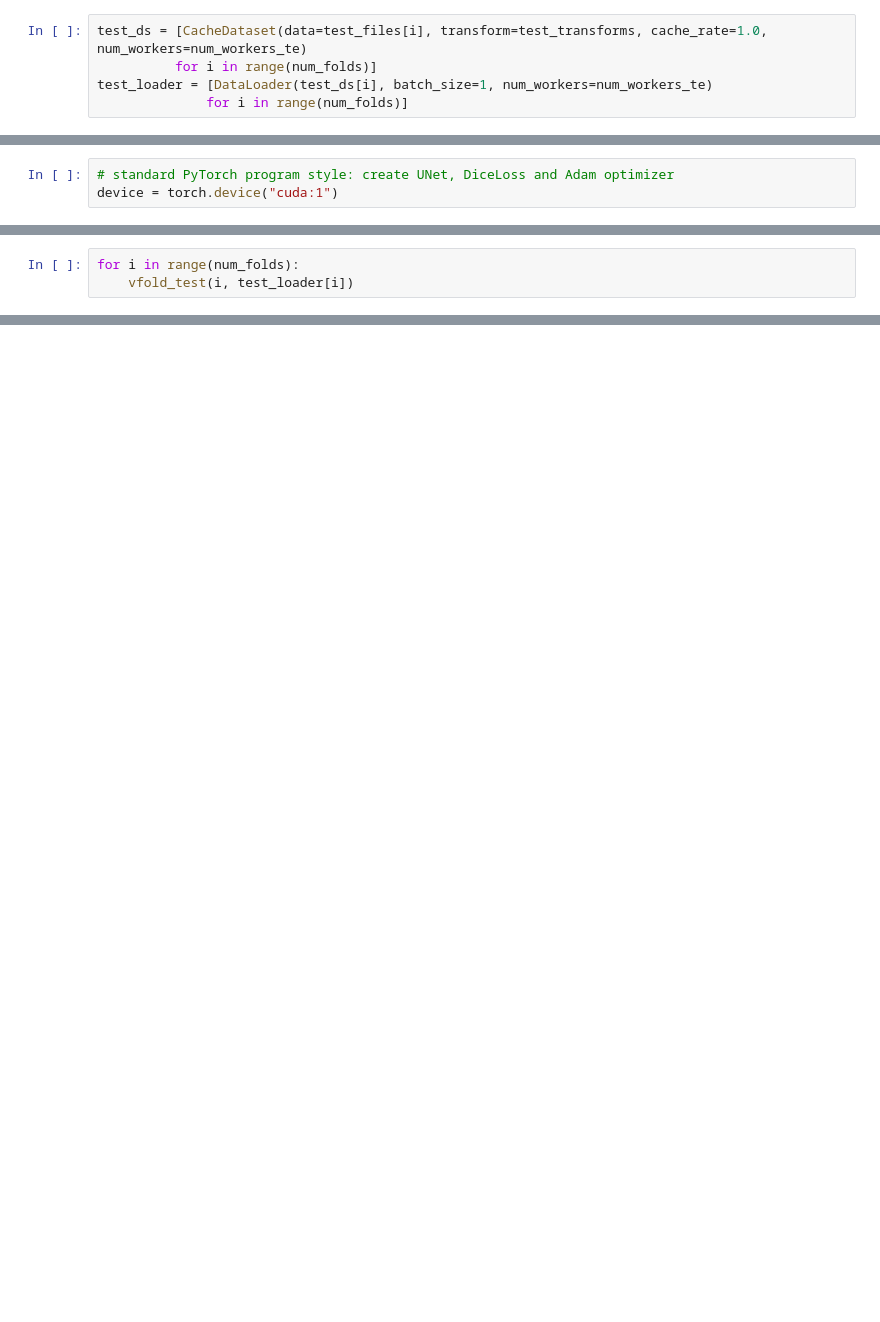
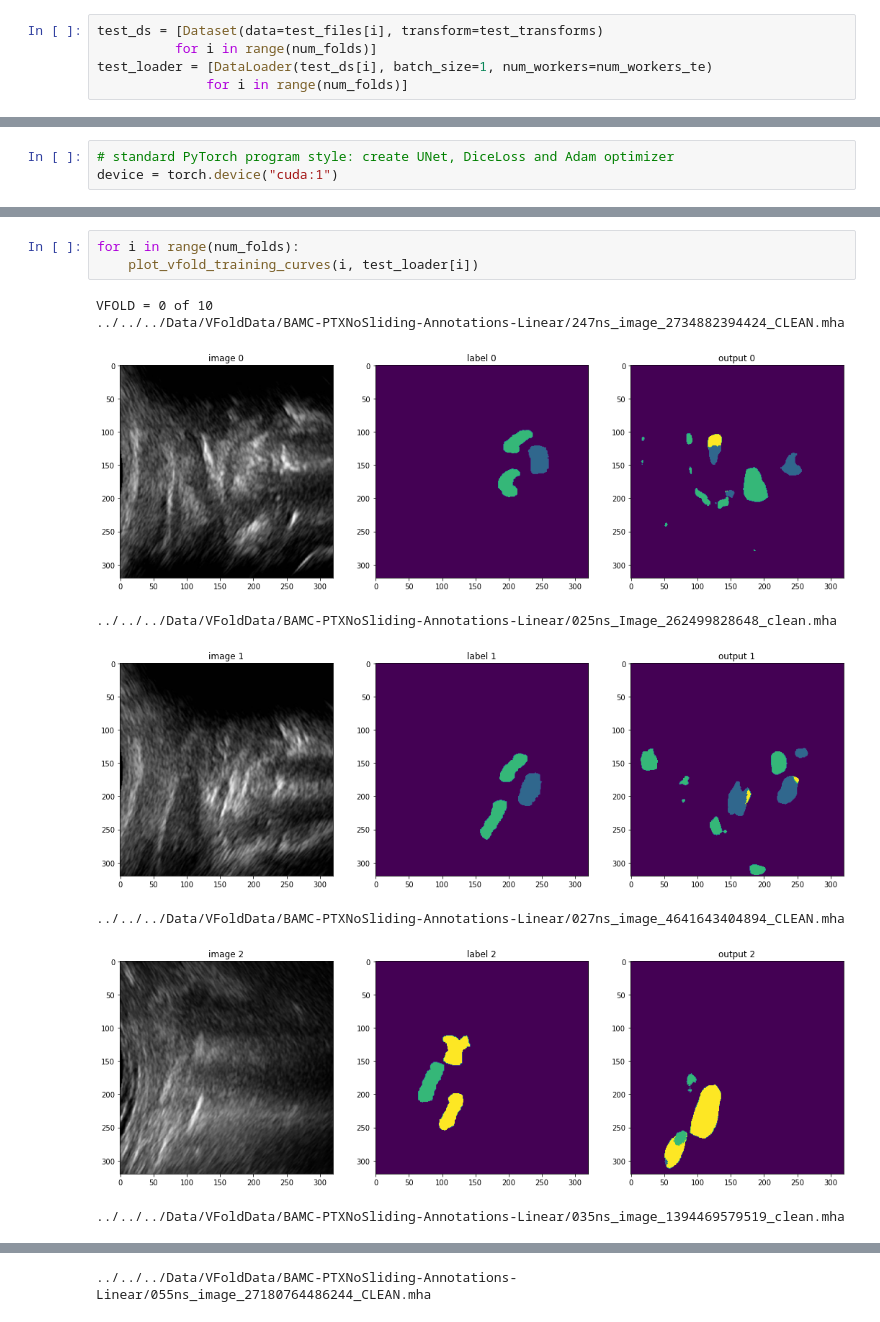
Before and after one commit to KitwareMedical/itkARGUS-DARPA-POCUS_AI-Archive, a Jupyter notebook: Experiments/UNet/monai-unet/BAMC_PTX_3DUNet-4Class-VFold-Test.ipynb, the cells around one changed output, grey strips where cells are left out. Saved outputs shown, nothing was run; the diff lists cells and outputs as text; blank space fills up the shorter version.

```diff
--- a/Experiments/UNet/monai-unet/BAMC_PTX_3DUNet-4Class-VFold-Test.ipynb
+++ b/Experiments/UNet/monai-unet/BAMC_PTX_3DUNet-4Class-VFold-Test.ipynb
@@ -150,7 +150,7 @@ test_transforms = Compose(
     ]
 )
 # %%
-test_ds = [CacheDataset(data=test_files[i], transform=test_transforms, cache_rate=1.0, num_workers=num_workers_te)
+test_ds = [Dataset(data=test_files[i], transform=test_transforms)
           for i in range(num_folds)]
 test_loader = [DataLoader(test_ds[i], batch_size=1, num_workers=num_workers_te)
               for i in range(num_folds)]
@@ -213,3 +230,12 @@ def vfold_test(vfold_num, test_loader):
 # %%
 for i in range(num_folds):
-    vfold_test(i, test_loader[i])
+    plot_vfold_training_curves(i, test_loader[i])
+# %% [output]
+VFOLD = 0 of 10
+../../../Data/VFoldData/BAMC-PTXNoSliding-Annotations-Linear/247ns_image_2734882394424_CLEAN.mha
+[figure, added]
+../../../Data/VFoldData/BAMC-PTXNoSliding-Annotations-Linear/025ns_Image_262499828648_clean.mha
+[figure, added]
+../../../Data/VFoldData/BAMC-PTXNoSliding-Annotations-Linear/027ns_image_4641643404894_CLEAN.mha
+[figure, added]
+../../../Data/VFoldData/BAMC-PTXNoSliding-Annotations-Linear/035ns_image_1394469579519_clean.mha
@@ -215,0 +243 @@ for i in range(num_folds):
+../../../Data/VFoldData/BAMC-PTXNoSliding-Annotations-Linear/055ns_image_27180764486244_CLEAN.mha
```
Also changed, not shown: parts of 6 cells of this notebook, 7 other files.
